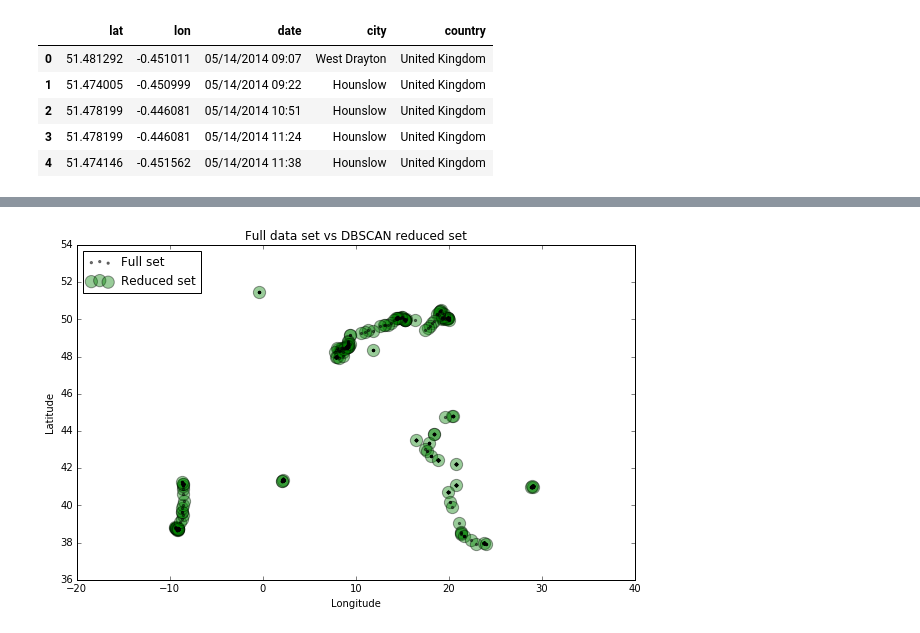
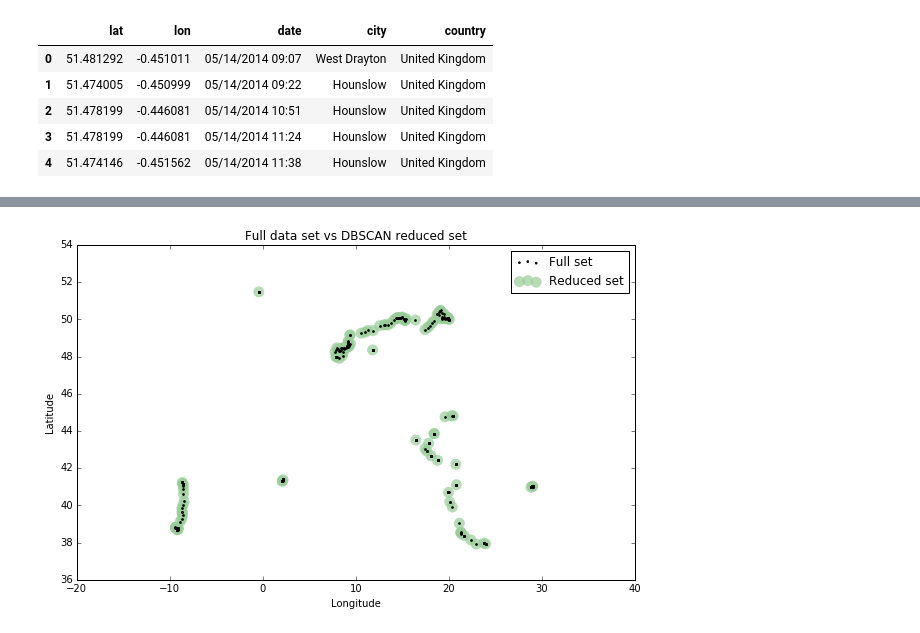
Before and after one commit to gboeing/2014-summer-travels, a Jupyter notebook: clustering-scikitlearn.ipynb, the cells around one changed output, grey strips where cells are left out. Drawn from its saved outputs; the diff is of its cells as text; code cells hidden in the pictures.

```diff
--- a/clustering-scikitlearn.ipynb
+++ b/clustering-scikitlearn.ipynb
@@ -151,0 +45,20 @@ number of points: 147
+# %%
+# turn the clusters in to a pandas series, where each element is a cluster of points
+clusters = pd.Series([coordinates[cluster_labels == n] for n in range(num_clusters)])
+# %%
+# find the point in each cluster that is closest to its centroid
+# DBSCAN clusters may be non-convex: this just returns one representative point from each cluster
+def get_centermost_point(cluster):
+    centroid = MultiPoint(cluster).centroid.x, MultiPoint(cluster).centroid.y
+    centermost_point = min(cluster, key=lambda point: great_circle(point, centroid).m)
+    return centermost_point
+
+centermost_points = clusters.map(get_centermost_point)
+# %%
+# use list comprehension to extract the lat and lon out of the centermost points tuples
+longitudes = [point[0] for point in centermost_points]
+latitudes = [point[1] for point in centermost_points]
+
+# from these lats and lons create a new dataframe of one representative point for each cluster
+rep_points = pd.DataFrame({'lon':longitudes, 'lat':latitudes})
+rep_points.tail()
@@ -151,0 +72,5 @@ number of points: 147
+# %%
+# pull row from original data set where lat/lon match the lat/lon of each row of representative points
+# that way we get the full details like city, country, and date from the original dataframe
+rs = rep_points.apply(lambda row: df[(df['lat']==row['lat']) & (df['lon']==row['lon'])].iloc[0], axis=1)
+rs.tail()
@@ -152,14 +84,12 @@ number of points: 147
 # %%
 # plot the final reduced set of coordinate points vs the original full set
-plt.figure(figsize=(10, 6))
-rs_scatter = plt.scatter(rs['lon'], rs['lat'], c='g', alpha=.4, s=150)
-df_scatter = plt.scatter(df['lon'], df['lat'], c='k', alpha=.5, s=5)
-
-plt.title('Full data set vs DBSCAN reduced set')
-plt.legend((df_scatter, rs_scatter), ('Full set', 'Reduced set'), loc='upper left')
-plt.xlabel('Longitude')
-plt.ylabel('Latitude')
-
+fig, ax = plt.subplots(figsize=[10, 6])
+rs_scatter = ax.scatter(rs['lon'], rs['lat'], c='#99cc99', edgecolor='None', alpha=0.7, s=120)
+df_scatter = ax.scatter(df['lon'], df['lat'], c='k', alpha=0.9, s=3)
+ax.set_title('Full data set vs DBSCAN reduced set')
+ax.set_xlabel('Longitude')
+ax.set_ylabel('Latitude')
+ax.legend([df_scatter, rs_scatter], ['Full set', 'Reduced set'], loc='upper right')
 plt.show()
 # %% [output]
-[figure, old version]
+[figure, new version]
```
Also changed, not shown: parts of 12 cells of this notebook.
